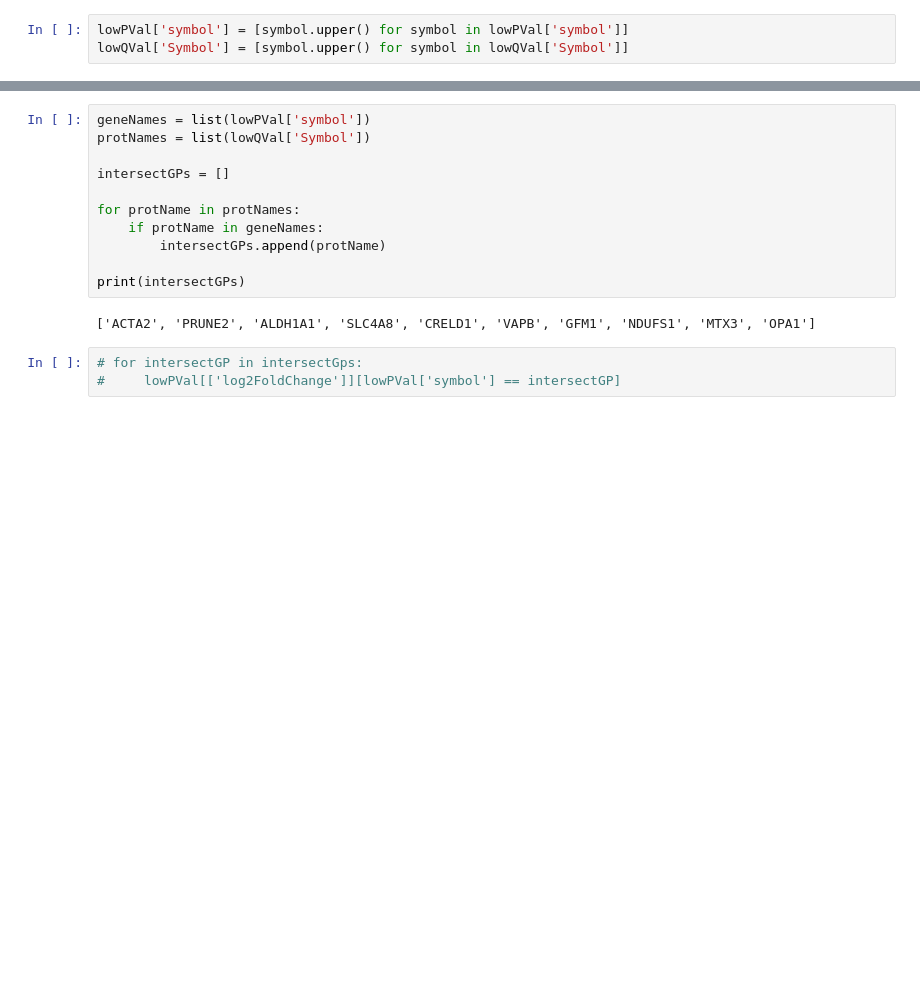
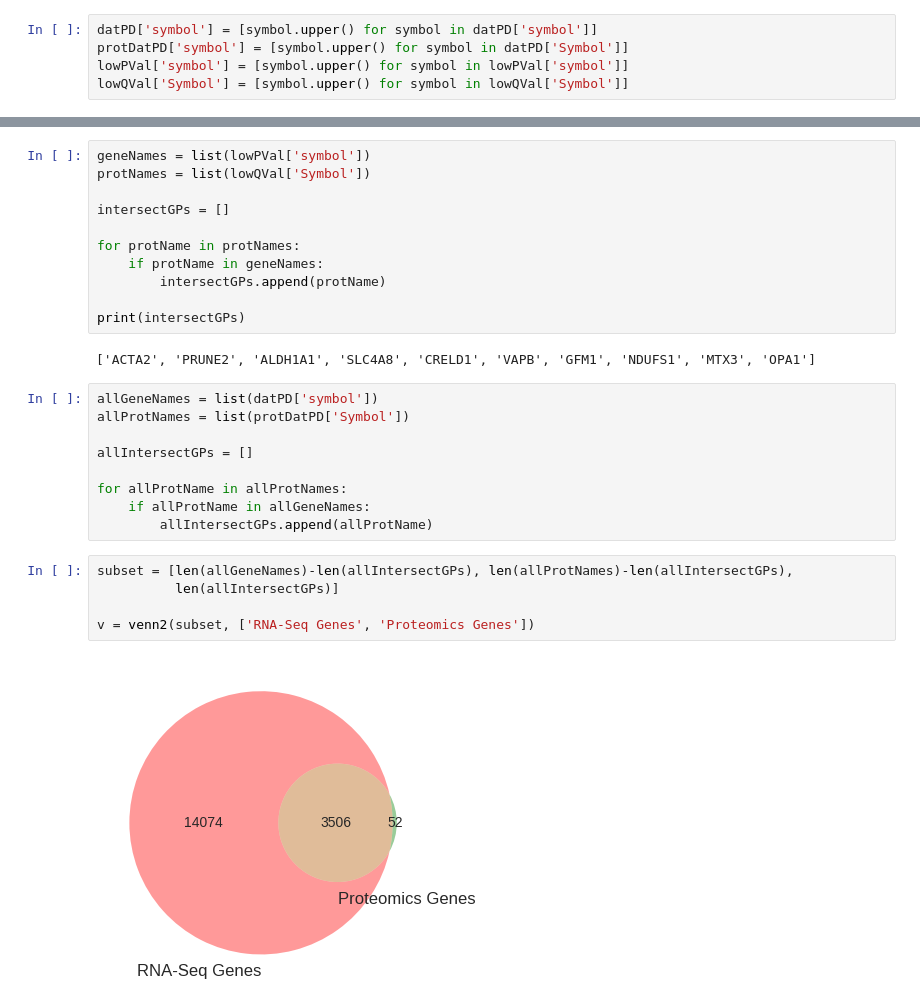
Before and after one commit to J-Wengler/winter-internship-2017, a Jupyter notebook: src/parkinsonDE.ipynb, the cells around one changed output, grey strips where cells are left out. Cells and saved outputs as stored; diff of their text form; blank space fills up the shorter version.

```diff
--- a/src/parkinsonDE.ipynb
+++ b/src/parkinsonDE.ipynb
@@ -102,4 +114,6 @@ log2FCPPlot.set(xlabel='Log 2 Fold Changes', ylabel='Number of Prots')
 # %%
+datPD['symbol'] = [symbol.upper() for symbol in datPD['symbol']]
+protDatPD['symbol'] = [symbol.upper() for symbol in datPD['Symbol']]
 lowPVal['symbol'] = [symbol.upper() for symbol in lowPVal['symbol']]
 lowQVal['Symbol'] = [symbol.upper() for symbol in lowQVal['Symbol']]
 # %% [output]
@@ -126,6 +140,19 @@ for protName in protNames:
 print(intersectGPs)
 # %% [output]
 ['ACTA2', 'PRUNE2', 'ALDH1A1', 'SLC4A8', 'CRELD1', 'VAPB', 'GFM1', 'NDUFS1', 'MTX3', 'OPA1']
-# %%
-# for intersectGP in intersectGps:
-#     lowPVal[['log2FoldChange']][lowPVal['symbol'] == intersectGP]
+# %%
+allGeneNames = list(datPD['symbol'])
+allProtNames = list(protDatPD['Symbol'])
+
+allIntersectGPs = []
+
+for allProtName in allProtNames:
+    if allProtName in allGeneNames:
+        allIntersectGPs.append(allProtName)
+# %%
+subset = [len(allGeneNames)-len(allIntersectGPs), len(allProtNames)-len(allIntersectGPs),
+          len(allIntersectGPs)]
+
+v = venn2(subset, ['RNA-Seq Genes', 'Proteomics Genes'])
+# %% [output]
+[figure, added]
```
Also changed, not shown: parts of 4 cells of this notebook.
